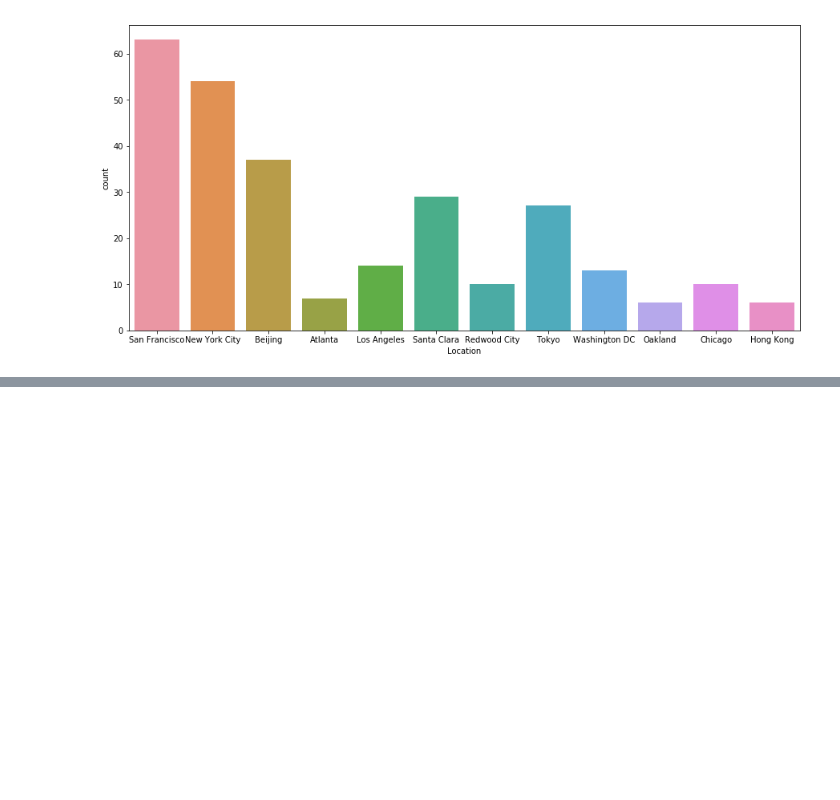
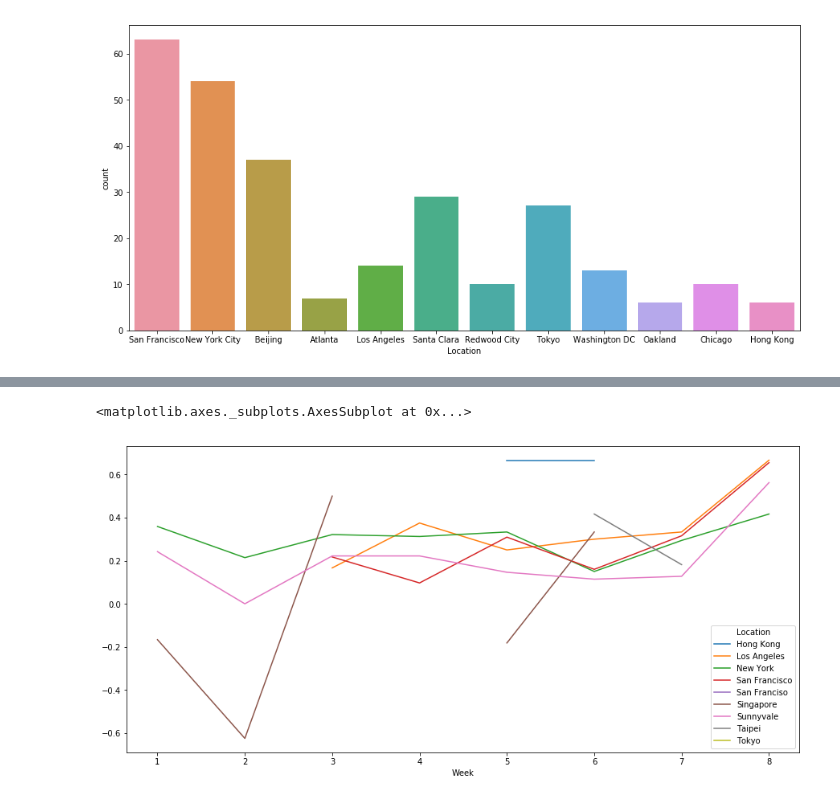
Before and after one commit to mikinomura/DS-1.1-Data-Analysis, a Jupyter notebook: MyWorks/Summer-Academy-NPS-Project.ipynb, the cells around one changed output, grey strips where cells are left out. Saved outputs shown, nothing was run; the diff lists cells and outputs as text; code cells hidden in the pictures; blank space fills up the shorter version.

```diff
--- a/MyWorks/Summer-Academy-NPS-Project.ipynb
+++ b/MyWorks/Summer-Academy-NPS-Project.ipynb
@@ -207,7 +173,7 @@ sb.countplot(x="Week", data=df_2017)
 def calcNPS(df):
     promoter  = df[df["Rating (Num)"] > 8]
     detractor = df[df["Rating (Num)"] < 7]
-    nps = (promoter["ID"].count() - detractor["ID"].count()) / df["ID"].count()
+    nps = (promoter["Rating (Num)"].count() - detractor["Rating (Num)"].count()) / df["Rating (Num)"].count()
     return nps
 
 df_weeks = df_2017.groupby("Week")
@@ -270,0 +328,7 @@ sb.countplot(x="Location", data=df_2017[df_2017["Week"] == "Week 1"], ax=ax)
+# %%
+fig, ax = plt.subplots(figsize=(15,7))
+df_2016_week_loc = df_2016.groupby(["Week","Location"])
+df_2016_week_loc.apply(lambda x: calcNPS(x)).unstack().plot(ax=ax)
+# %% [output]
+<matplotlib.axes._subplots.AxesSubplot at 0x...>
+[figure, added]
```
Also changed, not shown: parts of 26 cells of this notebook.
